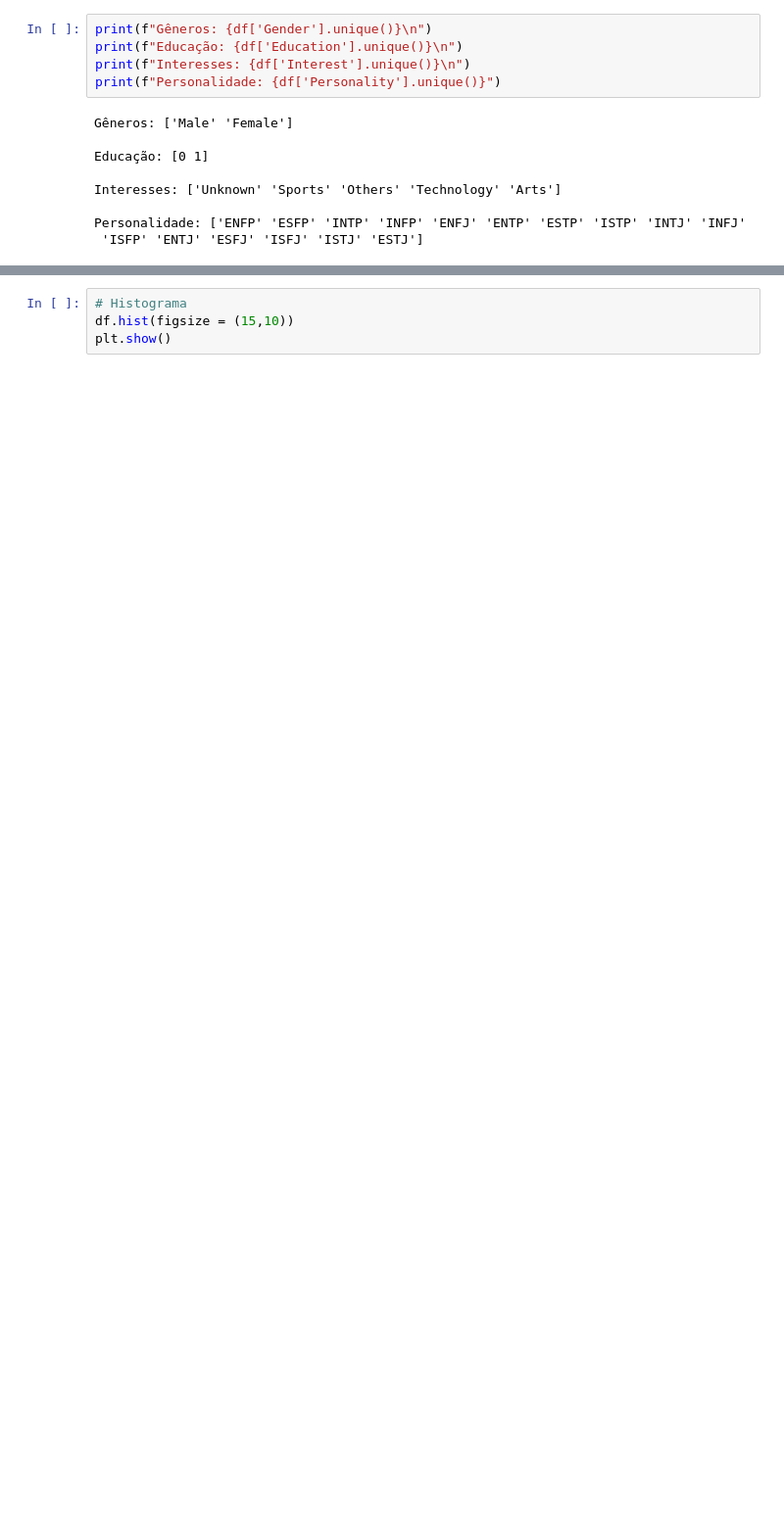
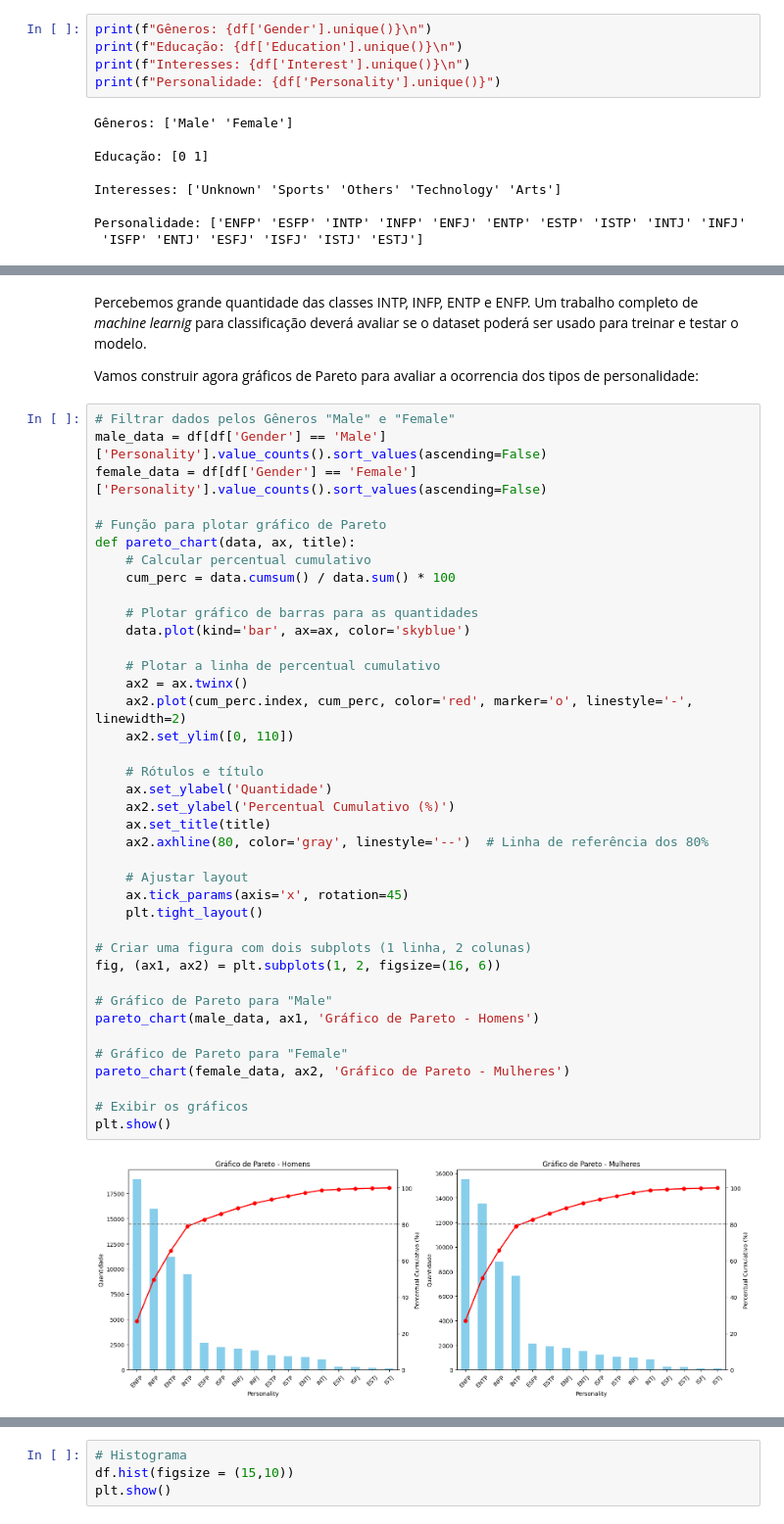
Before and after one commit to cristianofanchin/puc-rio, a Jupyter notebook: MVP_Sprint_ADBP.ipynb, the cells around one changed output, grey strips where cells are left out. Shown: that part at 98% size. Saved outputs shown, nothing was run; the diff lists cells and outputs as text; blank space fills up the shorter version.

```diff
--- a/MVP_Sprint_ADBP.ipynb
+++ b/MVP_Sprint_ADBP.ipynb
@@ -251,0 +351,47 @@ Percebemosque as variáveis categóricas também possuem dados dentro do domíni
+# %% [markdown]
+Percebemos grande quantidade das classes INTP, INFP, ENTP e ENFP.
+Um trabalho completo de *machine learnig* para classificação deverá avaliar se o dataset poderá ser usado para treinar e testar o modelo.
+
+
+Vamos construir agora gráficos de Pareto para avaliar a ocorrencia dos tipos de personalidade:
+# %%
+# Filtrar dados pelos Gêneros "Male" e "Female"
+male_data = df[df['Gender'] == 'Male']['Personality'].value_counts().sort_values(ascending=False)
+female_data = df[df['Gender'] == 'Female']['Personality'].value_counts().sort_values(ascending=False)
+
+# Função para plotar gráfico de Pareto
+def pareto_chart(data, ax, title):
+    # Calcular percentual cumulativo
+    cum_perc = data.cumsum() / data.sum() * 100
+
+    # Plotar gráfico de barras para as quantidades
+    data.plot(kind='bar', ax=ax, color='skyblue')
+
+    # Plotar a linha de percentual cumulativo
+    ax2 = ax.twinx()
+    ax2.plot(cum_perc.index, cum_perc, color='red', marker='o', linestyle='-', linewidth=2)
+    ax2.set_ylim([0, 110])
+
+    # Rótulos e título
+    ax.set_ylabel('Quantidade')
+    ax2.set_ylabel('Percentual Cumulativo (%)')
+    ax.set_title(title)
+    ax2.axhline(80, color='gray', linestyle='--')  # Linha de referência dos 80%
+
+    # Ajustar layout
+    ax.tick_params(axis='x', rotation=45)
+    plt.tight_layout()
+
+# Criar uma figura com dois subplots (1 linha, 2 colunas)
+fig, (ax1, ax2) = plt.subplots(1, 2, figsize=(16, 6))
+
+# Gráfico de Pareto para "Male"
+pareto_chart(male_data, ax1, 'Gráfico de Pareto - Homens')
+
+# Gráfico de Pareto para "Female"
+pareto_chart(female_data, ax2, 'Gráfico de Pareto - Mulheres')
+
+# Exibir os gráficos
+plt.show()
+# %% [output]
+[figure, added]
```
Also changed, not shown: parts of 61 cells of this notebook.
